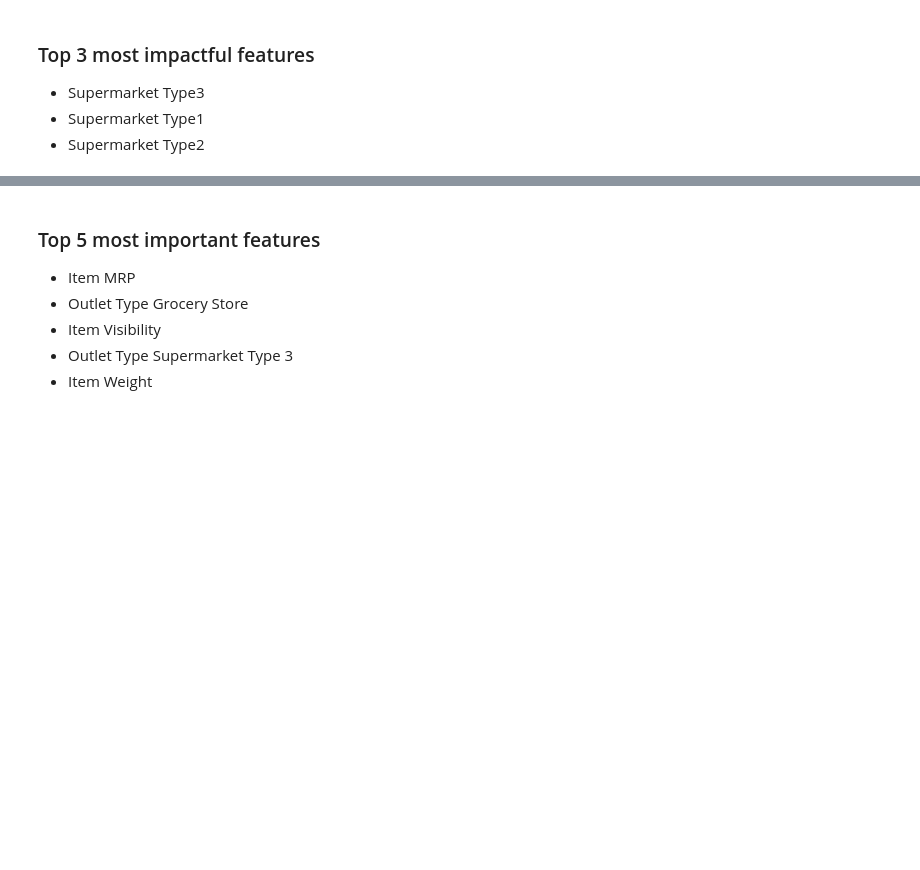
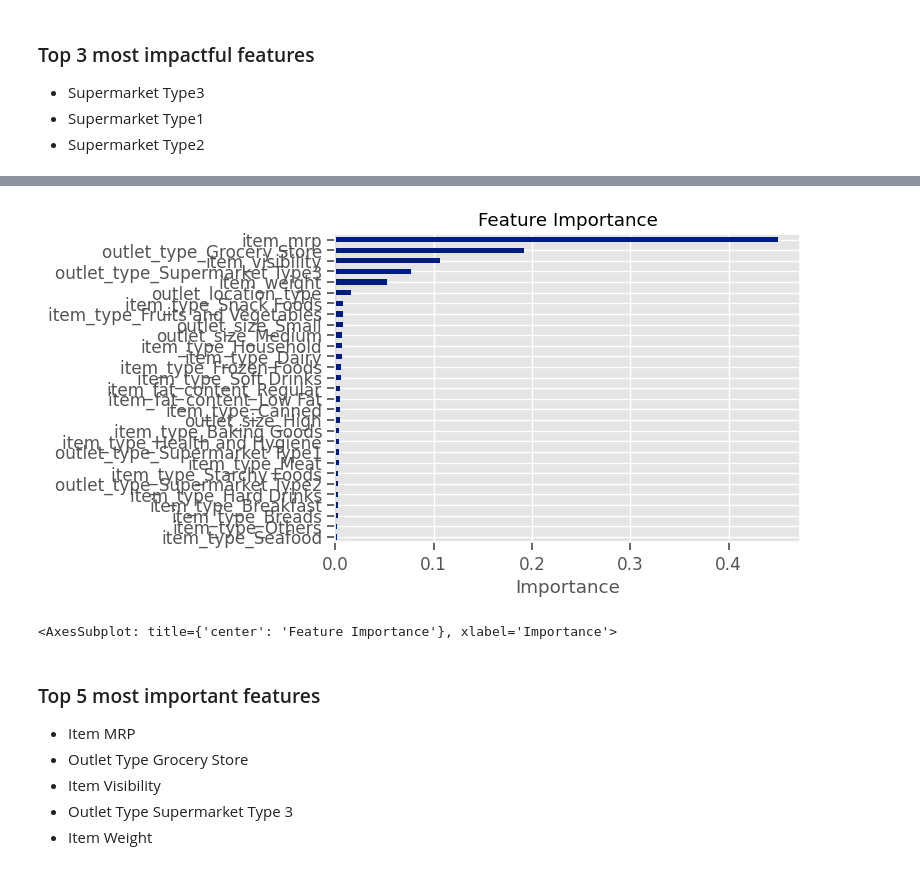
Before and after one commit to pmontecinos23/Project-1---Recisited, a Jupyter notebook: Sales Predictions.ipynb, the cells around one changed output, grey strips where cells are left out. Drawn from its saved outputs; the diff is of its cells as text; code cells hidden in the pictures; blank space fills up the shorter version.

```diff
--- a/Explaining Models with Sap.ipynb
+++ b/Sales Predictions.ipynb
@@ -424,3 +493,8 @@ ax.set(title='Feature Importance - Decision Tree Regressor',ylabel="Feature Name
+# %%
+plot_importances(importances)
+# %% [output]
+[figure, added]
+<AxesSubplot: title={'center': 'Feature Importance'}, xlabel='Importance'>
 # %% [markdown]
 ### Top 5 most important features
 * Item MRP
```
Also changed, not shown: parts of 17 cells of this notebook, 2 other files.
